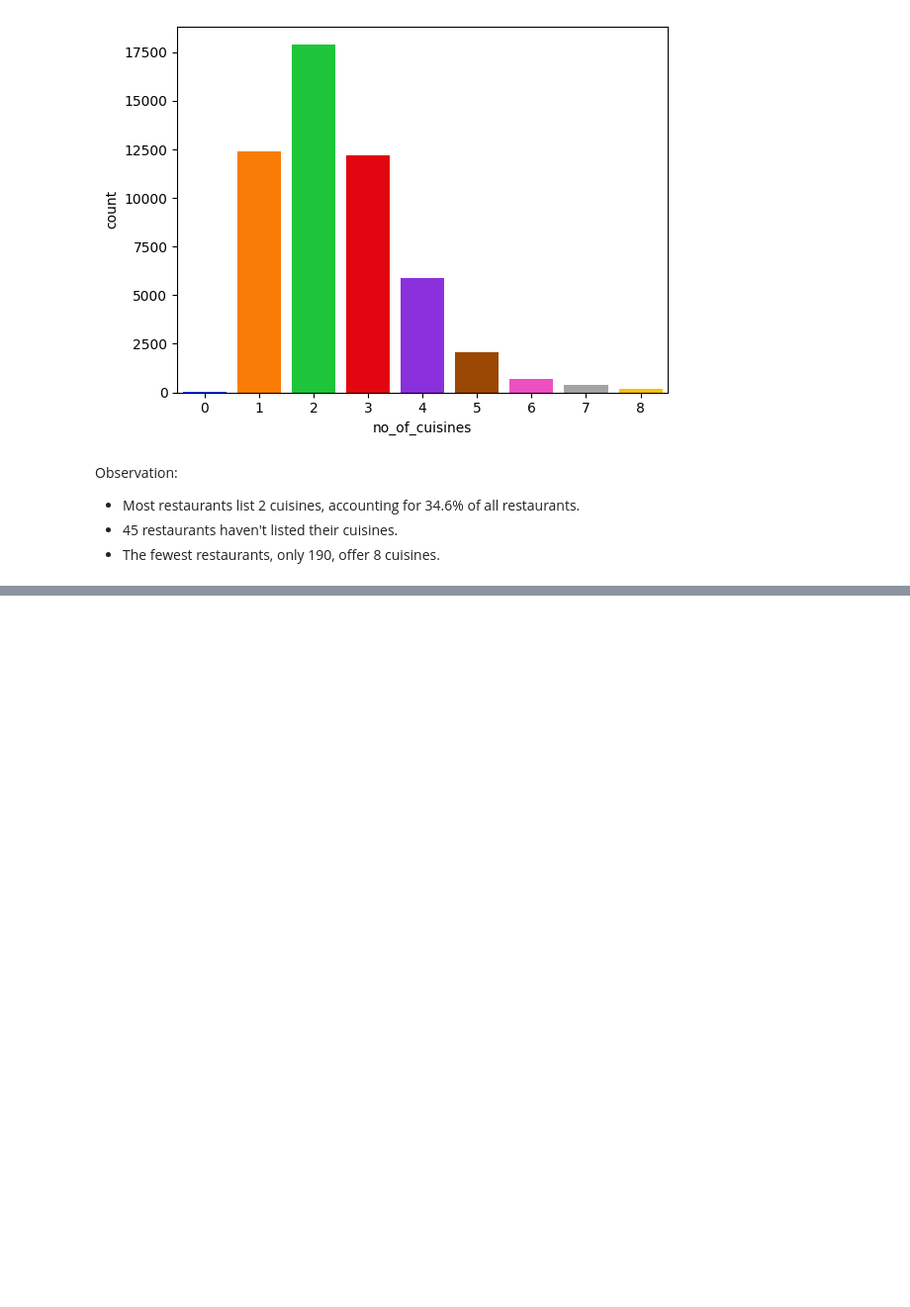
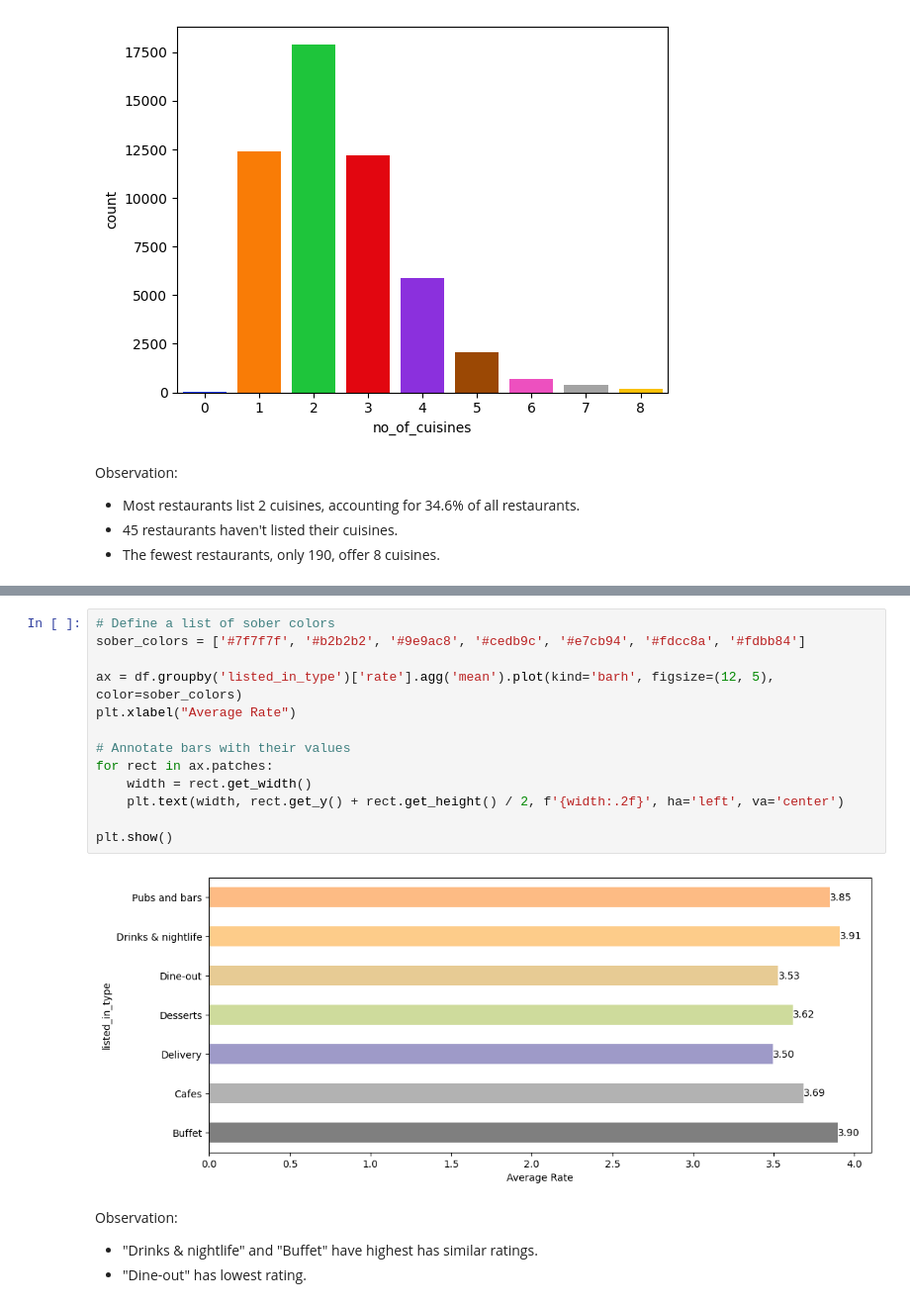
Before and after one commit to KrishKanojia/restaurant-rating-prediction, a Jupyter notebook: notebook/1. EDA RESTAURANT RATING.ipynb, the cells around one changed output, grey strips where cells are left out. Shown at 99% size. Cells and saved outputs as stored; diff of their text form; blank space fills up the shorter version.

```diff
--- a/notebook/1. EDA RESTAURANT RATING.ipynb
+++ b/notebook/1. EDA RESTAURANT RATING.ipynb
@@ -403,0 +485,19 @@ Observation:
+# %%
+# Define a list of sober colors
+sober_colors = ['#7f7f7f', '#b2b2b2', '#9e9ac8', '#cedb9c', '#e7cb94', '#fdcc8a', '#fdbb84']
+
+ax = df.groupby('listed_in_type')['rate'].agg('mean').plot(kind='barh', figsize=(12, 5), color=sober_colors)
+plt.xlabel("Average Rate")
+
+# Annotate bars with their values
+for rect in ax.patches:
+    width = rect.get_width()
+    plt.text(width, rect.get_y() + rect.get_height() / 2, f'{width:.2f}', ha='left', va='center')
+
+plt.show()
+# %% [output]
+[figure, added]
+# %% [markdown]
+Observation:
+- "Drinks & nightlife" and "Buffet" have highest has similar ratings.
+- "Dine-out" has lowest rating.
```
Also changed, not shown: parts of 16 cells of this notebook.
